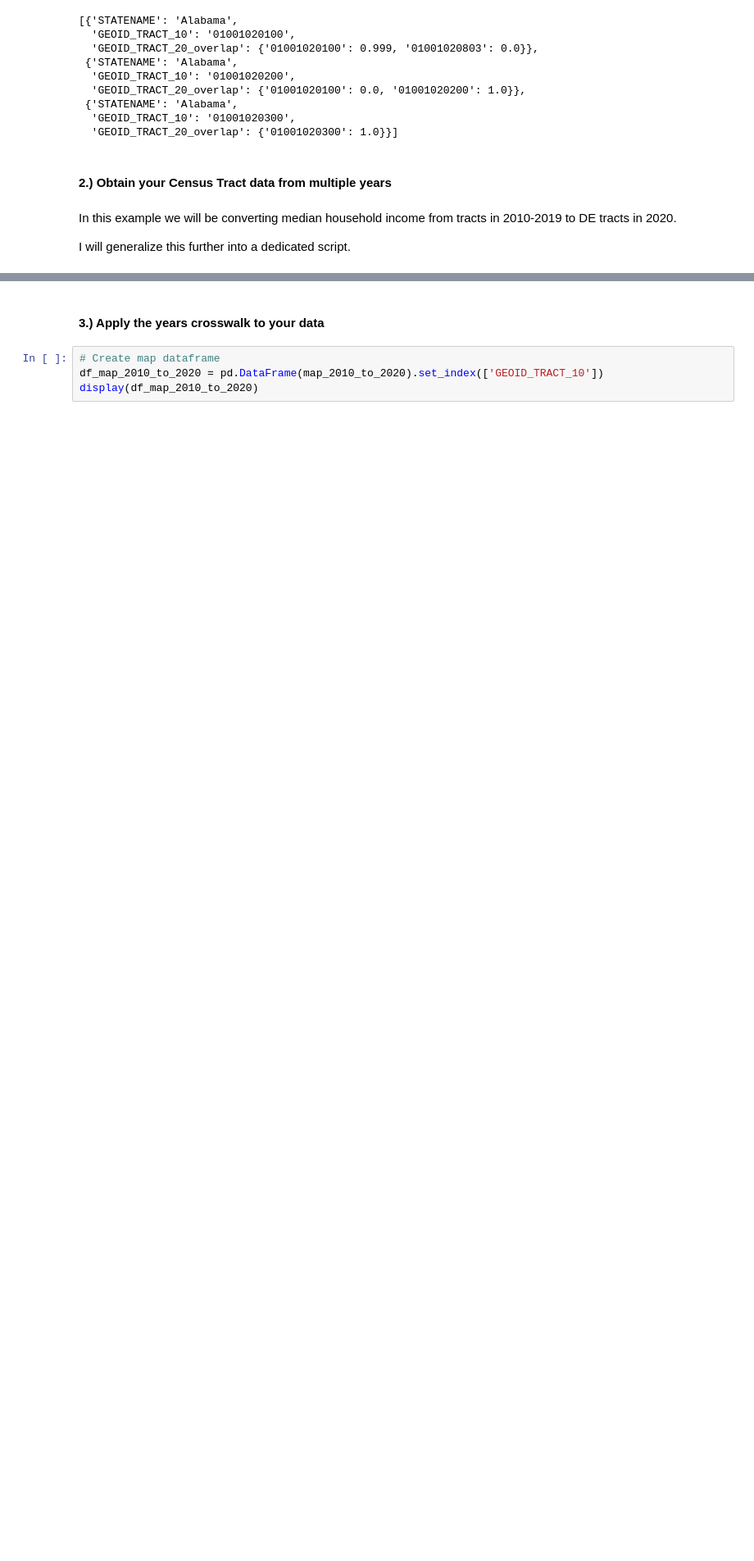
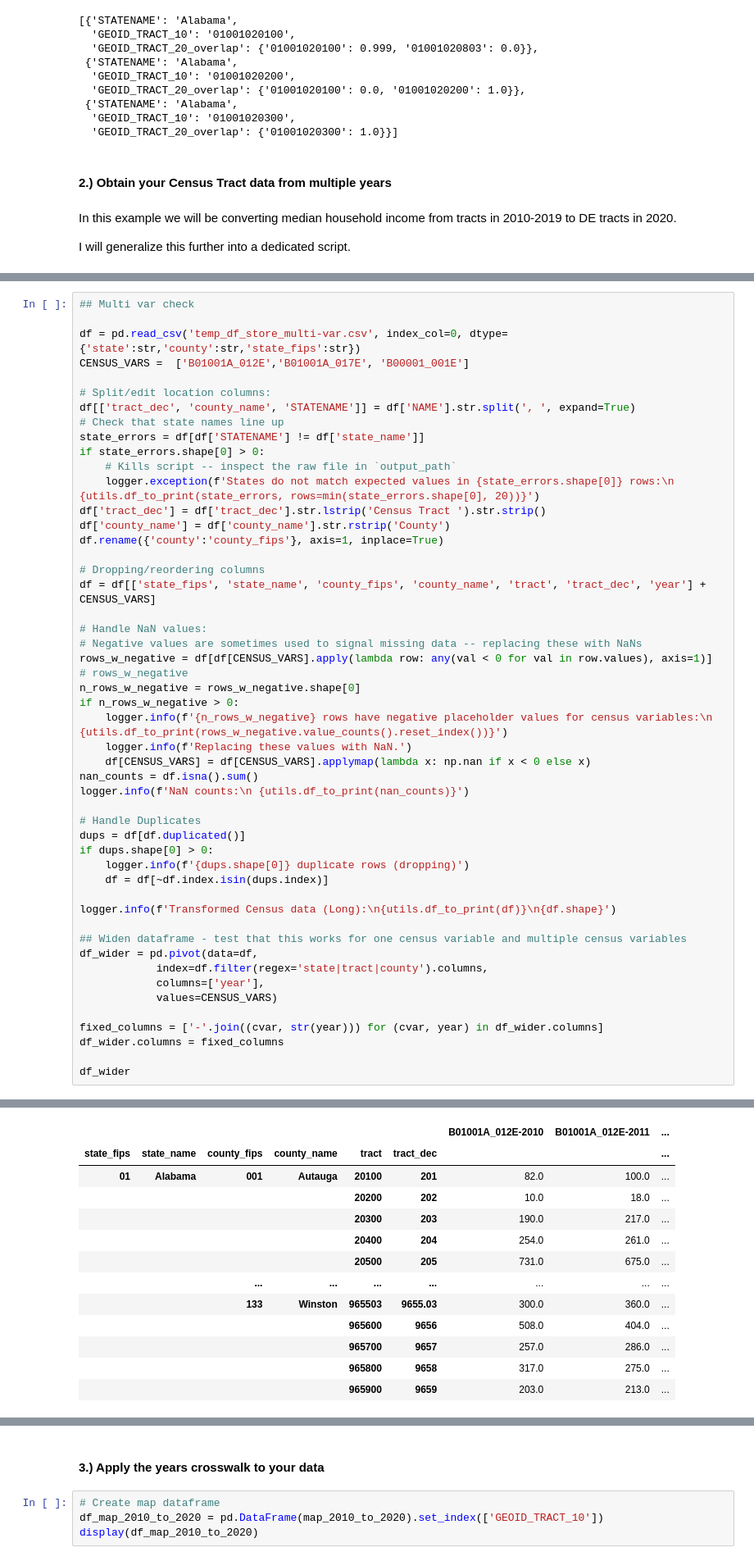
Before and after one commit to de-data-lab/census-tract-redistricting, a Jupyter notebook: example-use-notebook.ipynb, the cells around one changed output, grey strips where cells are left out. Shown at 82% size. Saved outputs shown, nothing was run; the diff lists cells and outputs as text; blank space fills up the shorter version.

```diff
--- a/example-use-notebook.ipynb
+++ b/example-use-notebook.ipynb
@@ -279,0 +322,51 @@ Collapse (final format)
+# %%
+## Multi var check
+
+df = pd.read_csv('temp_df_store_multi-var.csv', index_col=0, dtype={'state':str,'county':str,'state_fips':str})
+CENSUS_VARS =  ['B01001A_012E','B01001A_017E', 'B00001_001E']
+
+# Split/edit location columns:
+df[['tract_dec', 'county_name', 'STATENAME']] = df['NAME'].str.split(', ', expand=True)
+# Check that state names line up
+state_errors = df[df['STATENAME'] != df['state_name']]
+if state_errors.shape[0] > 0:
+    # Kills script -- inspect the raw file in `output_path`
+    logger.exception(f'States do not match expected values in {state_errors.shape[0]} rows:\n {utils.df_to_print(state_errors, rows=min(state_errors.shape[0], 20))}')
+df['tract_dec'] = df['tract_dec'].str.lstrip('Census Tract ').str.strip()
+df['county_name'] = df['county_name'].str.rstrip('County')
+df.rename({'county':'county_fips'}, axis=1, inplace=True)
+
+# Dropping/reordering columns
+df = df[['state_fips', 'state_name', 'county_fips', 'county_name', 'tract', 'tract_dec', 'year'] + CENSUS_VARS]
+
+# Handle NaN values:
+# Negative values are sometimes used to signal missing data -- replacing these with NaNs
+rows_w_negative = df[df[CENSUS_VARS].apply(lambda row: any(val < 0 for val in row.values), axis=1)]
+# rows_w_negative
+n_rows_w_negative = rows_w_negative.shape[0]
+if n_rows_w_negative > 0:
+    logger.info(f'{n_rows_w_negative} rows have negative placeholder values for census variables:\n {utils.df_to_print(rows_w_negative.value_counts().reset_index())}')
+    logger.info(f'Replacing these values with NaN.')
+    df[CENSUS_VARS] = df[CENSUS_VARS].applymap(lambda x: np.nan if x < 0 else x)
+nan_counts = df.isna().sum()
+logger.info(f'NaN counts:\n {utils.df_to_print(nan_counts)}')
+
+# Handle Duplicates
+dups = df[df.duplicated()]
+if dups.shape[0] > 0:
+    logger.info(f'{dups.shape[0]} duplicate rows (dropping)')
+    df = df[~df.index.isin(dups.index)]
+
+logger.info(f'Transformed Census data (Long):\n{utils.df_to_print(df)}\n{df.shape}')
+
+## Widen dataframe - test that this works for one census variable and multiple census variables
+df_wider = pd.pivot(data=df,
+            index=df.filter(regex='state|tract|county').columns,
+            columns=['year'],
+            values=CENSUS_VARS)
+
+fixed_columns = ['-'.join((cvar, str(year))) for (cvar, year) in df_wider.columns]
+df_wider.columns = fixed_columns
+
+df_wider
+# %% [output]
@@ -279,0 +388,13 @@ Collapse (final format)
+|  |  |  |  |  |  | B01001A_012E-2010 | B01001A_012E-2011 | ... |
+| state_fips | state_name | county_fips | county_name | tract | tract_dec |  |  | ... |
+| 01 | Alabama | 001 | Autauga | 20100 | 201 | 82.0 | 100.0 | ... |
+|  |  |  |  | 20200 | 202 | 10.0 | 18.0 | ... |
+|  |  |  |  | 20300 | 203 | 190.0 | 217.0 | ... |
+|  |  |  |  | 20400 | 204 | 254.0 | 261.0 | ... |
+|  |  |  |  | 20500 | 205 | 731.0 | 675.0 | ... |
+|  |  | ... | ... | ... | ... | ... | ... | ... |
+|  |  | 133 | Winston | 965503 | 9655.03 | 300.0 | 360.0 | ... |
+|  |  |  |  | 965600 | 9656 | 508.0 | 404.0 | ... |
+|  |  |  |  | 965700 | 9657 | 257.0 | 286.0 | ... |
+|  |  |  |  | 965800 | 9658 | 317.0 | 275.0 | ... |
+|  |  |  |  | 965900 | 9659 | 203.0 | 213.0 | ... |
```
Also changed, not shown: parts of 27 cells of this notebook, 8 other files.
